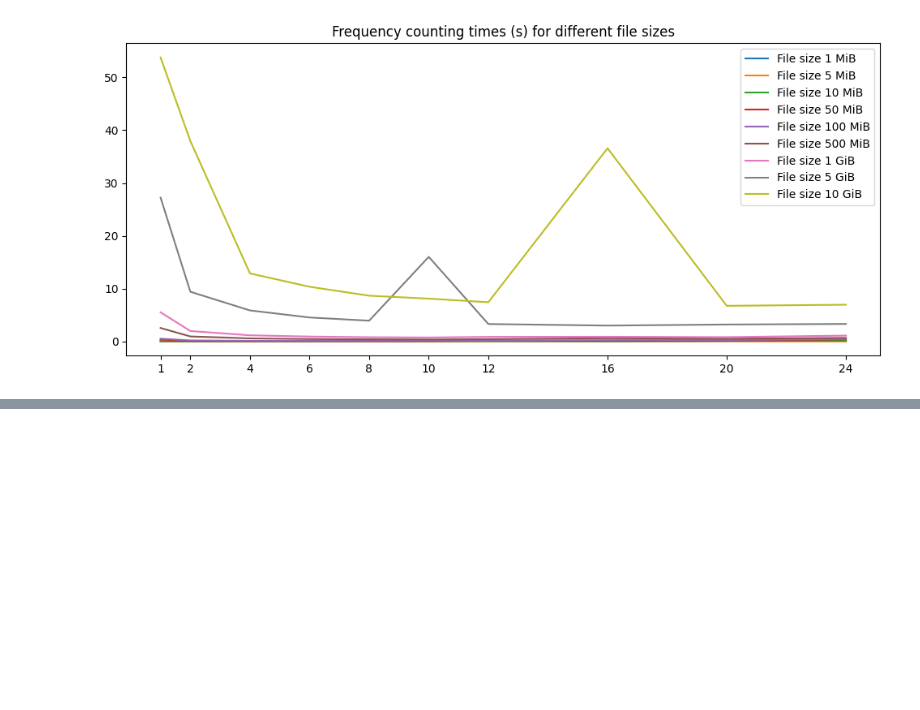
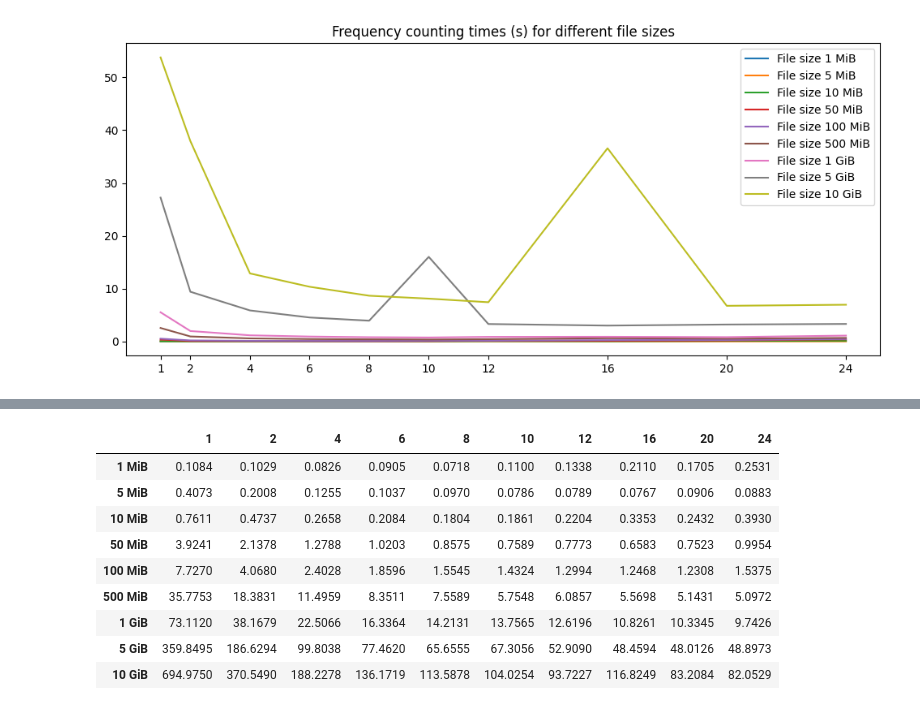
Before and after one commit to BigEmperor26/HuffmanCODEC, a Jupyter notebook: src/grapher.ipynb, the cells around one changed output, grey strips where cells are left out. Drawn from its saved outputs; the diff is of its cells as text; code cells hidden in the pictures; blank space fills up the shorter version.

Commit message:
Added nice table

```diff
--- a/src/grapher.ipynb
+++ b/src/grapher.ipynb
@@ -554,0 +702,68 @@ plt.show()
+# %%
+import matplotlib.pyplot as plt
+import json
+import re
+import sys
+from collections import OrderedDict
+from os import listdir
+from os.path import isfile, isdir, join
+# for each file in a folder
+# open the encded average results
+# plot on a graph the results
+
+#path = sys.argv[1]
+# path = '../results/synthetic_encode_barrier'
+path = '../results/synthetic_encode_barrier'
+file_folders = [join(path,f) for f in listdir(path) if isdir(join(path, f))]
+sorted_files = sorted(file_folders, key=lambda x: int(re.findall(r'\d+',x)[0]) if 'mb' in x else int(re.findall(r'\d+',x)[0])*1024)
+print(sorted_files)
+results_matrix_encode_Wall_barrier = []
+results_matrix_overall_Wall_barrier = []
+threads = []
+file_sizes = [re.findall(r'\d+',x)[0] + ' MiB' if 'mb' in x else re.findall(r'\d+',x)[0] + ' GiB' for x in sorted_files]
+print(file_sizes)
+for file_folder in sorted_files:
+    json_file = [join(file_folder,f) for f in listdir(file_folder) if isfile(join(file_folder, f)) and f.endswith('json')]
+    thread_data = json.load(open(json_file[0]))
+    temp_list = []
+    temp_all_list = []
+    for thread in thread_data:
+        if int(thread) not in threads:
+            threads.append(int(thread))
+        #time = thread_data[thread]['Frequencies']['Wall']
+        #time += thread_data[thread]['Tree']['Wall']
+        time = thread_data[thread]['Encode']['Wall']
+        temp_list.append(time)
+        temp_all_list.append(thread_data[thread]['Overall']['Wall'])
+    results_matrix_encode_Wall_barrier.append(temp_list)
+    results_matrix_overall_Wall_barrier.append(temp_all_list)
+
+x = threads
+print(threads)
+
+import pandas as pd
+import numpy as np
+
+pd.set_option("display.precision", 4)
+
+df_overall = pd.DataFrame(np.matrix(results_matrix_overall_Wall_barrier), columns=threads, index=file_sizes)
+df_overall.to_csv('overall.csv')
+print(df_overall.to_latex(index=True))
+display(df_overall)
+
+df_encode = pd.DataFrame(np.matrix(results_matrix_encode_Wall_barrier), columns=threads, index=file_sizes)
+df_encode.to_csv( 'encode.csv')
+print(df_encode.to_latex(index=True))
+display(df_encode)
+
+# effiecincies
+df_overall = pd.DataFrame(1/(np.matrix(results_matrix_overall_Wall_barrier)/np.matrix(results_matrix_overall_Wall_barrier)[:,0])/np.array(threads), columns=threads, index=file_sizes)
+df_overall.to_csv( 'efficiency_overall.csv')
+print(df_overall.to_latex(index=True))
+display(df_overall)
+
+df_encode = pd.DataFrame(1/(np.matrix(results_matrix_encode_Wall_barrier)/np.matrix(results_matrix_encode_Wall_barrier)[:,0])/np.array(threads), columns=threads, index=file_sizes)
+df_encode.to_csv( 'efficiency_encode.csv')
+print(df_encode.to_latex(index=True))
+display(df_encode)
+# %% [output]
@@ -554,0 +788,10 @@ plt.show()
+|  | 1 | 2 | 4 | 6 | 8 | 10 | 12 | 16 | 20 | 24 |
+| 1 MiB | 0.1084 | 0.1029 | 0.0826 | 0.0905 | 0.0718 | 0.1100 | 0.1338 | 0.2110 | 0.1705 | 0.2531 |
+| 5 MiB | 0.4073 | 0.2008 | 0.1255 | 0.1037 | 0.0970 | 0.0786 | 0.0789 | 0.0767 | 0.0906 | 0.0883 |
+| 10 MiB | 0.7611 | 0.4737 | 0.2658 | 0.2084 | 0.1804 | 0.1861 | 0.2204 | 0.3353 | 0.2432 | 0.3930 |
+| 50 MiB | 3.9241 | 2.1378 | 1.2788 | 1.0203 | 0.8575 | 0.7589 | 0.7773 | 0.6583 | 0.7523 | 0.9954 |
+| 100 MiB | 7.7270 | 4.0680 | 2.4028 | 1.8596 | 1.5545 | 1.4324 | 1.2994 | 1.2468 | 1.2308 | 1.5375 |
+| 500 MiB | 35.7753 | 18.3831 | 11.4959 | 8.3511 | 7.5589 | 5.7548 | 6.0857 | 5.5698 | 5.1431 | 5.0972 |
+| 1 GiB | 73.1120 | 38.1679 | 22.5066 | 16.3364 | 14.2131 | 13.7565 | 12.6196 | 10.8261 | 10.3345 | 9.7426 |
+| 5 GiB | 359.8495 | 186.6294 | 99.8038 | 77.4620 | 65.6555 | 67.3056 | 52.9090 | 48.4594 | 48.0126 | 48.8973 |
+| 10 GiB | 694.9750 | 370.5490 | 188.2278 | 136.1719 | 113.5878 | 104.0254 | 93.7227 | 116.8249 | 83.2084 | 82.0529 |
```
Also changed, not shown: parts of 4 cells of this notebook, 10 other files.
